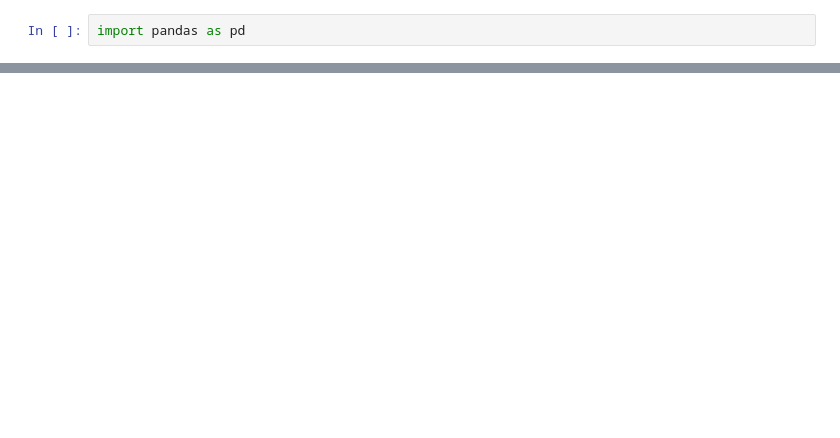
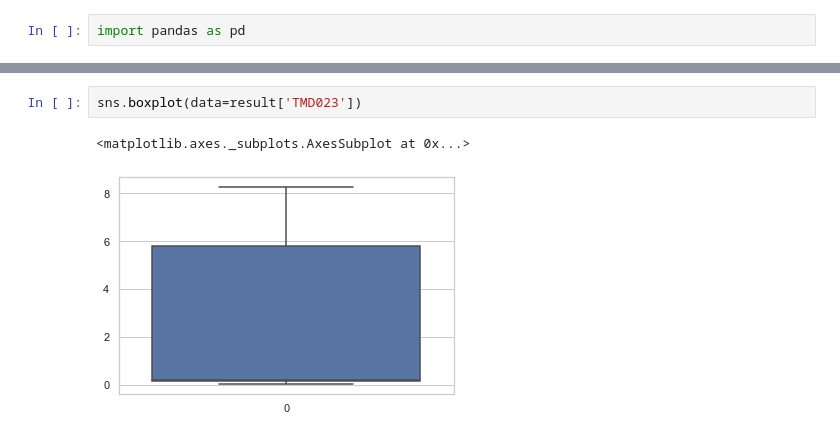
Before and after one commit to marciodbotas/CAP394, a Jupyter notebook: CAP392_Trabalho.ipynb, the cells around one changed output, grey strips where cells are left out. Cells and saved outputs as stored; diff of their text form; blank space fills up the shorter version.

```diff
--- a/CAP392_Trabalho.ipynb
+++ b/CAP392_Trabalho.ipynb
@@ -318,0 +335,5 @@ sns.boxplot(data=rawData['TMD001'])
+# %%
+sns.boxplot(data=result['TMD023'])
+# %% [output]
+<matplotlib.axes._subplots.AxesSubplot at 0x...>
+[figure, added]
```
Also changed, not shown: parts of 61 cells of this notebook.
